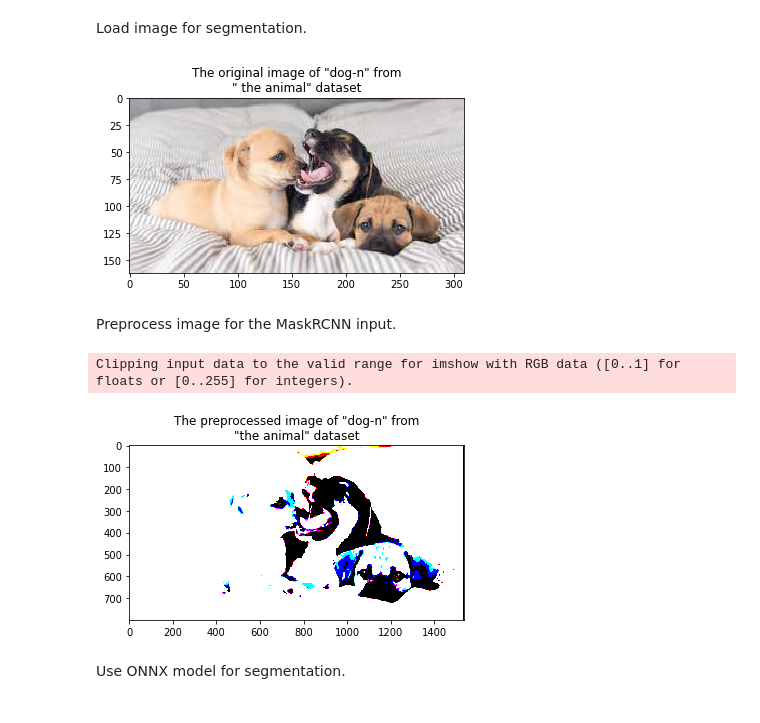
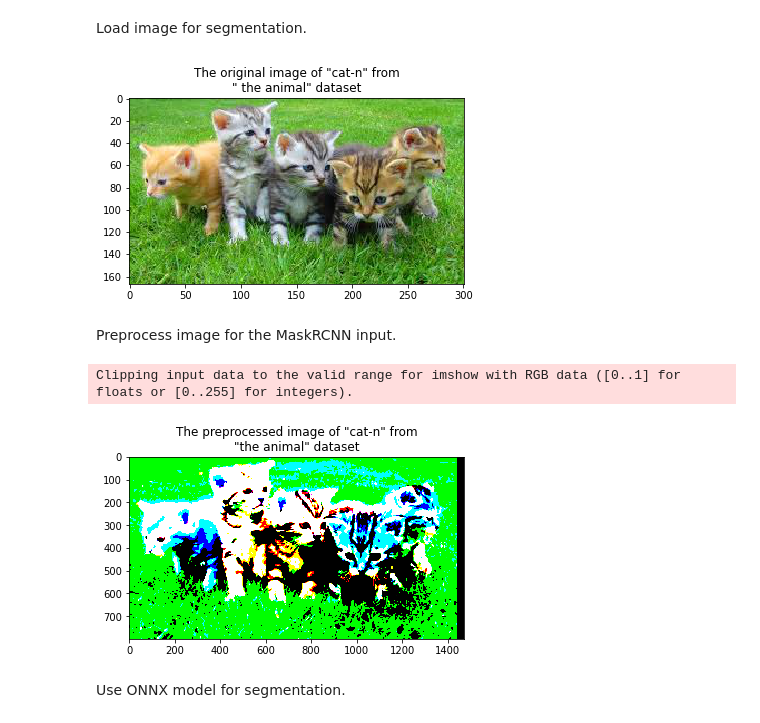
Before and after one commit to mmgalushka/onnx-hello-world, a Jupyter notebook: onnx_maskrcnn.ipynb, the cells around one changed output. Cells and saved outputs as stored; diff of their text form; code cells hidden in the pictures.

```diff
--- a/onnx_maskrcnn.ipynb
+++ b/onnx_maskrcnn.ipynb
@@ -162,17 +172,17 @@ classes = [line.rstrip('\n') for line in open(os.path.join('config', 'coco_class
 # %% [markdown]
 Load image for segmentation.
 # %%
-image_name = 'dog-n'
+image_name = 'cat-n'
 image = load_image(dataset_name, image_name)
 
 fig, ax = plt.subplots()
 plt.imshow(np.array(image), interpolation='nearest')
 ax.set_title( f'The original image of "{image_name}" from\n" the {dataset_name}" dataset' )
 
 plt.savefig(os.path.join('tmp', f'maskrcnn_orig_{image_name.replace("-","_")}.jpg'))
 plt.show()
 # %% [output]
-[figure, old version]
+[figure, new version]
 # %% [markdown]
 Preprocess image for the MaskRCNN input.
 # %%
@@ -182,11 +192,10 @@ fig, ax = plt.subplots()
 plt.imshow(prep_image.transpose(1, 2, 0), interpolation='nearest')
 ax.set_title( f'The preprocessed image of "{image_name}" from\n"the {dataset_name}" dataset' )
 
-plt.savefig(os.path.join('tmp', f'maskrcnn_prep_{image_name.replace("-","_")}.jpg'))
 plt.show()
 # %% [output]
 Clipping input data to the valid range for imshow with RGB data ([0..1] for floats or [0..255] for integers).
-[figure, old version]
+[figure, new version]
 # %% [markdown]
 Use ONNX model for segmentation.
 # %%
```
Also changed, not shown: parts of 2 cells of this notebook, 11 other files.
